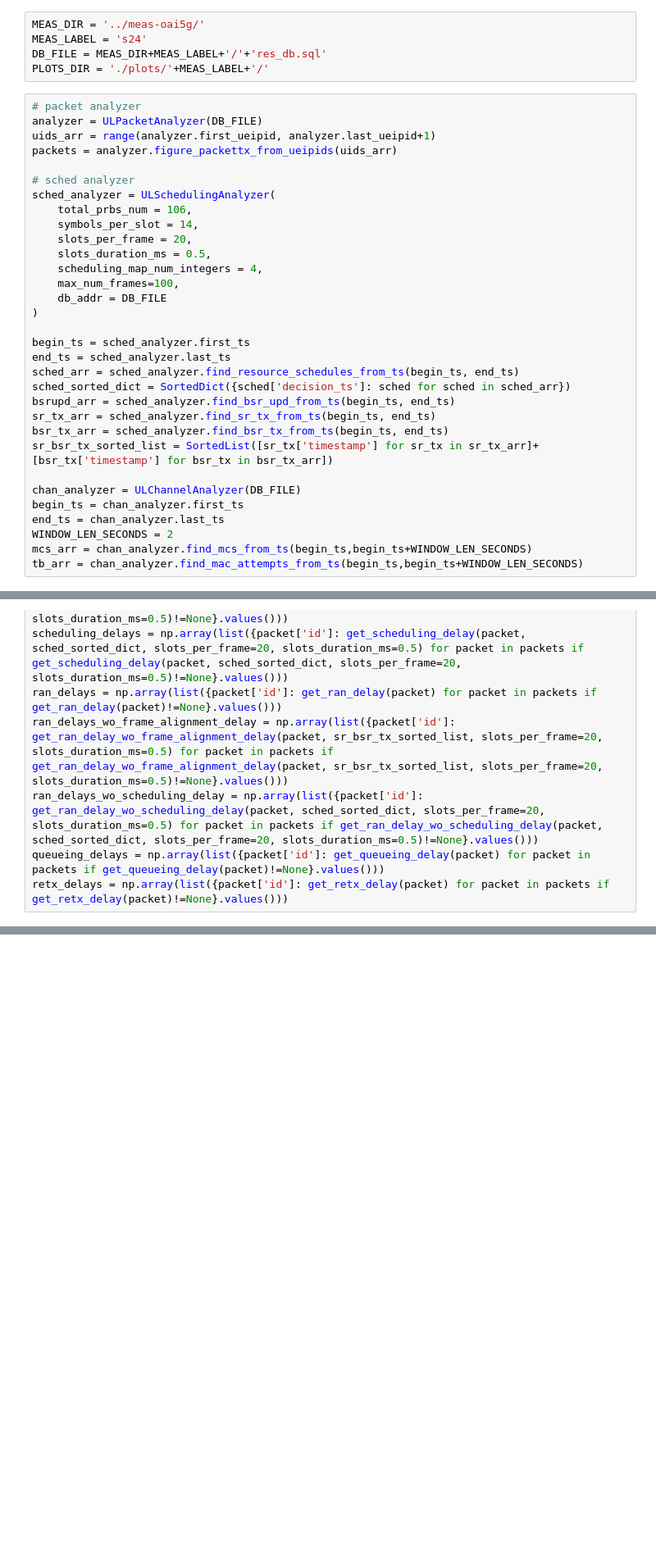
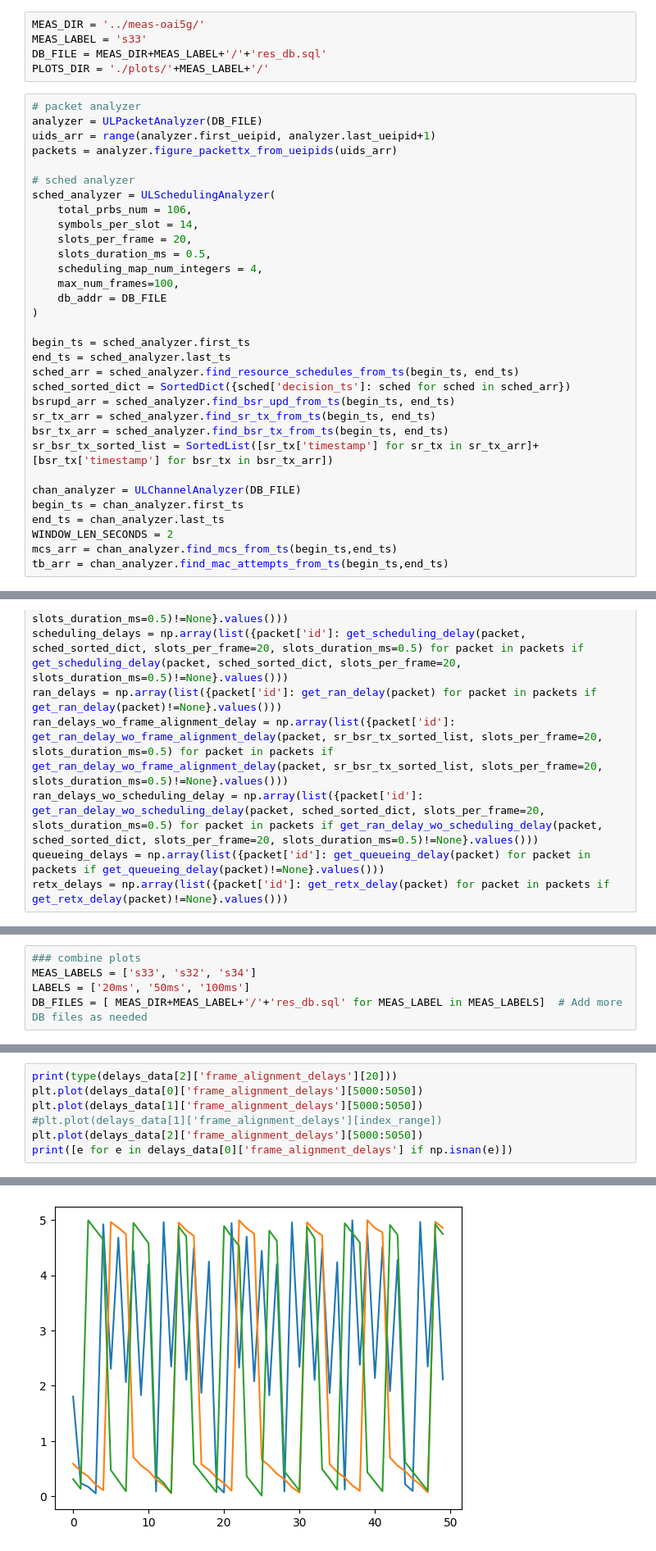
Before and after one commit to gourav-prateek-sharma/meas-visualization, a Jupyter notebook: plots.ipynb, the cells around one changed output, grey strips where cells are left out. Shown at 82% size. Cells and saved outputs as stored; diff of their text form; blank space fills up the shorter version.

Commit message:
data export

```diff
--- a/plots.ipynb
+++ b/plots.ipynb
@@ -35,6 +32,6 @@ logger.add(sys.stdout, level="ERROR")
 # %%
 MEAS_DIR = '../meas-oai5g/'
-MEAS_LABEL = 's24'
+MEAS_LABEL = 's33'
 DB_FILE = MEAS_DIR+MEAS_LABEL+'/'+'res_db.sql'
 PLOTS_DIR = './plots/'+MEAS_LABEL+'/'
 # %%
@@ -67,6 +64,6 @@ chan_analyzer = ULChannelAnalyzer(DB_FILE)
 begin_ts = chan_analyzer.first_ts
 end_ts = chan_analyzer.last_ts
 WINDOW_LEN_SECONDS = 2
-mcs_arr = chan_analyzer.find_mcs_from_ts(begin_ts,begin_ts+WINDOW_LEN_SECONDS)
-tb_arr = chan_analyzer.find_mac_attempts_from_ts(begin_ts,begin_ts+WINDOW_LEN_SECONDS)
+mcs_arr = chan_analyzer.find_mcs_from_ts(begin_ts,end_ts)
+tb_arr = chan_analyzer.find_mac_attempts_from_ts(begin_ts,end_ts)
 # %% [output]
@@ -190,0 +175,5 @@ plt.savefig(f"{PLOTS_DIR}ran_delay_wo_scheduling_timeseries.png", dpi=300, bbox_
+# %%
+### combine plots
+MEAS_LABELS = ['s33', 's32', 's34']
+LABELS = ['20ms', '50ms', '100ms']
+DB_FILES = [ MEAS_DIR+MEAS_LABEL+'/'+'res_db.sql' for MEAS_LABEL in MEAS_LABELS]  # Add more DB files as needed
@@ -190,0 +454,8 @@ plt.savefig(f"{PLOTS_DIR}ran_delay_wo_scheduling_timeseries.png", dpi=300, bbox_
+# %%
+print(type(delays_data[2]['frame_alignment_delays'][20]))
+plt.plot(delays_data[0]['frame_alignment_delays'][5000:5050])
+plt.plot(delays_data[1]['frame_alignment_delays'][5000:5050])
+#plt.plot(delays_data[1]['frame_alignment_delays'][index_range])
+plt.plot(delays_data[2]['frame_alignment_delays'][5000:5050])
+print([e for e in delays_data[0]['frame_alignment_delays'] if np.isnan(e)])
+# %% [output]
@@ -190,0 +464 @@ plt.savefig(f"{PLOTS_DIR}ran_delay_wo_scheduling_timeseries.png", dpi=300, bbox_
+[figure, added]
```
Also changed, not shown: parts of 10 cells of this notebook, 3 other files.
